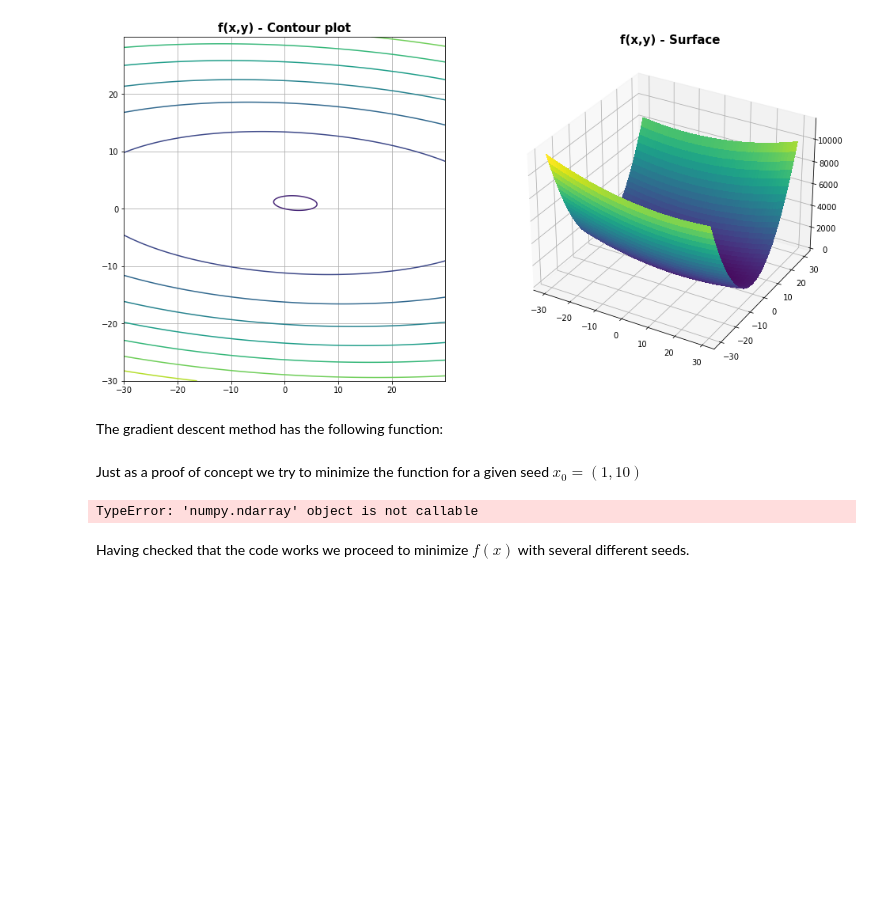
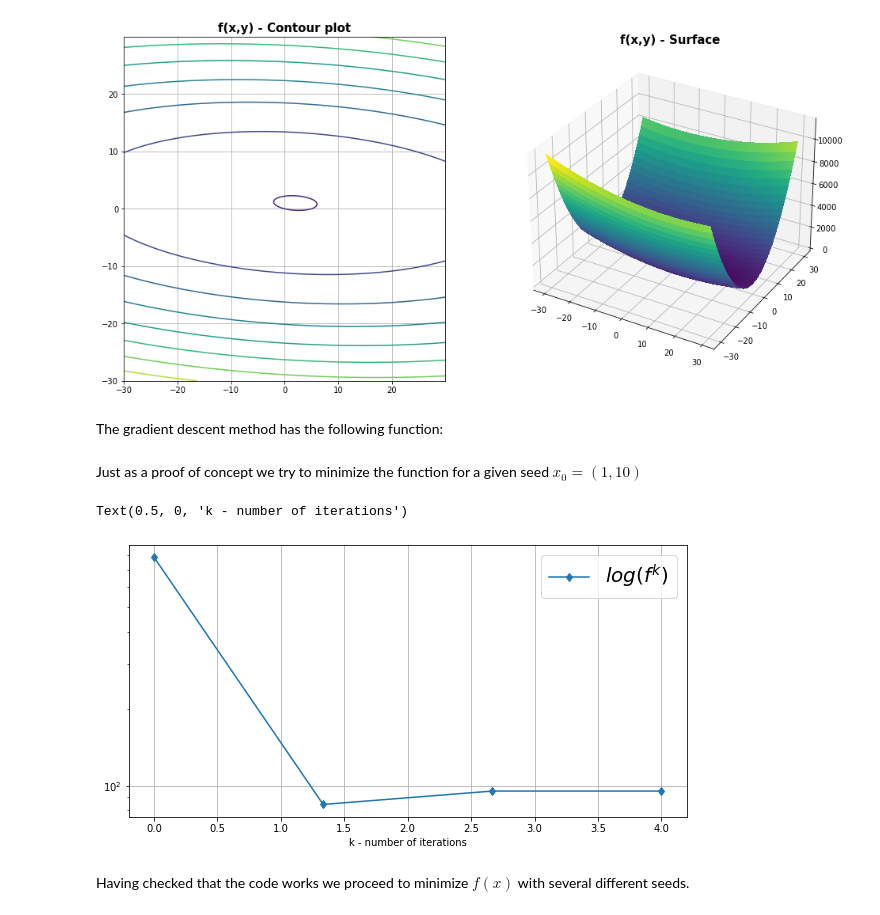
Before and after one commit to DarioSlaifsteinSk/OptMethdMA060002, a Jupyter notebook: Optimization_HW2.ipynb, the cells around one changed output. Saved outputs shown, nothing was run; the diff lists cells and outputs as text; code cells hidden in the pictures; blank space fills up the shorter version.

```diff
--- a/Optimization_HW2.ipynb
+++ b/Optimization_HW2.ipynb
@@ -304,16 +297,17 @@ Just as a proof of concept we try to minimize the function for a given seed $x_0
 # %%
 x0=np.array([[1, 10]])
 alpha0=np.array([0.2])
 [xRes,k]=gradDescent(x0,f,gradF,alpha0,1)
 fRes=f(xRes[:,0],xRes[:,1])
 
 plt.figure(figsize=(10,5))
-plt.plot(np.linspace(0,k+1,k+1),np.array(fRes),label='$f^k$')
+plt.semilogy(np.linspace(0,k+1,k+1),np.array(fRes),'-d',label='$log(f^k)$')
 plt.grid()
 plt.legend(fontsize=20,loc='upper right')
 plt.xlabel('k - number of iterations')
 # %% [output]
-TypeError: 'numpy.ndarray' object is not callable
+Text(0.5, 0, 'k - number of iterations')
+[figure, added]
 # %% [markdown]
 Having checked that the code works we proceed to minimize $f(x)$ with several different seeds.
 # %%
```
Also changed, not shown: parts of 7 cells of this notebook.
